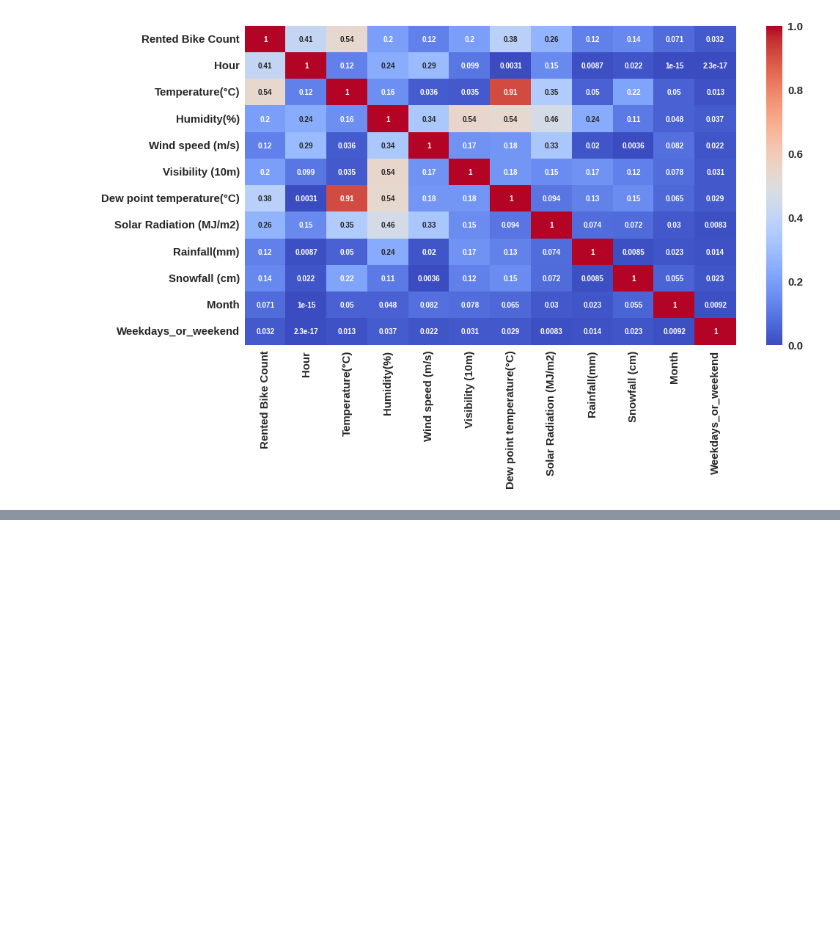
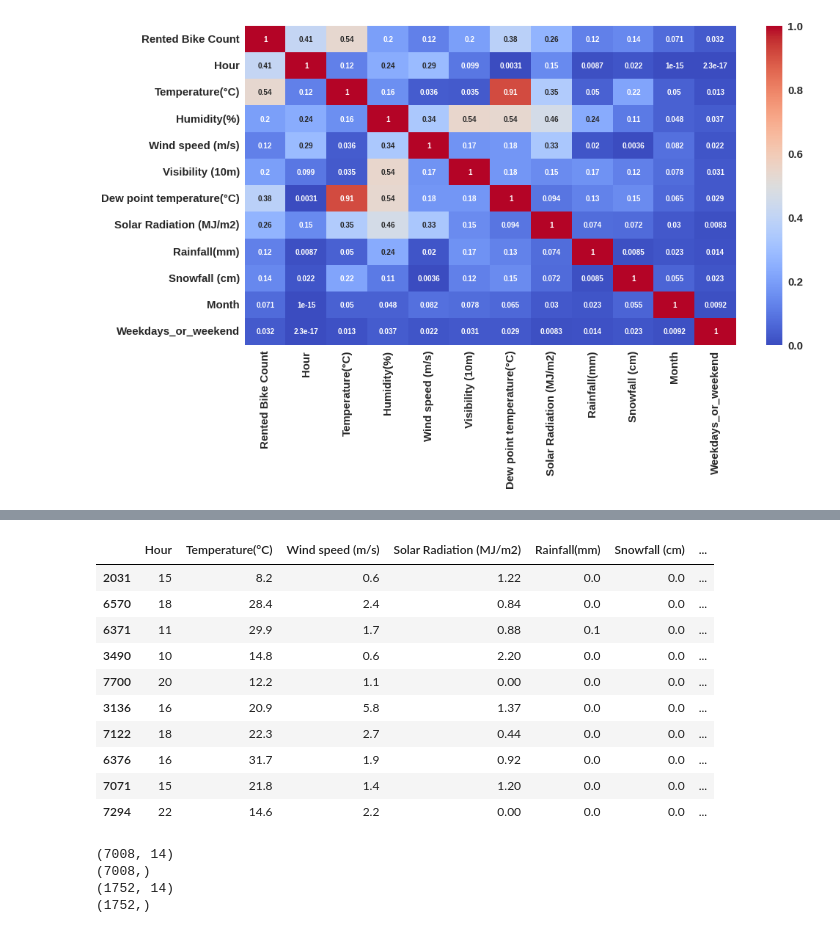
Before and after one commit to KK-Niraj/Seoul-Bike-Sharing-Demand-Prediction, a Jupyter notebook: Bike_Sharing_Demand_Prediction_Capstone_Project.ipynb, the cells around one changed output, grey strips where cells are left out. Drawn from its saved outputs; the diff is of its cells as text; code cells hidden in the pictures; blank space fills up the shorter version.

```diff
--- a/Bike_Sharing_Demand_Prediction_Capstone_Project.ipynb
+++ b/Bike_Sharing_Demand_Prediction_Capstone_Project.ipynb
@@ -463,0 +556,3 @@ df = dataset.copy()
+# %%
+# Labeling for holiday=1 and no holiday=0
+df['Holiday'] = df['Holiday'].map({'No Holiday':0, 'Holiday':1})
@@ -463,0 +566,3 @@ df = dataset.copy()
+# %%
+# # Labeling for Yes=1 and no No=0
+df['Functioning Day'] = df['Functioning Day'].map({'Yes':1, 'No':0})
@@ -463,0 +637,23 @@ df = dataset.copy()
+# %%
+# Create the dependent variable data
+y = np.sqrt(df['Rented Bike Count'])
+
+# Create the data of independent variables
+X = df.drop('Rented Bike Count',axis=1)
+# %%
+# Splitting the dataset into the Training set and Test set
+X_train, X_test, y_train, y_test = train_test_split(X, y, test_size = 0.2, random_state = 0)
+# %%
+X_train[0:10]
+# %% [output]
+|  | Hour | Temperature(°C) | Wind speed (m/s) | Solar Radiation (MJ/m2) | Rainfall(mm) | Snowfall (cm) | ... |
+| 2031 | 15 | 8.2 | 0.6 | 1.22 | 0.0 | 0.0 | ... |
+| 6570 | 18 | 28.4 | 2.4 | 0.84 | 0.0 | 0.0 | ... |
+| 6371 | 11 | 29.9 | 1.7 | 0.88 | 0.1 | 0.0 | ... |
+| 3490 | 10 | 14.8 | 0.6 | 2.20 | 0.0 | 0.0 | ... |
+| 7700 | 20 | 12.2 | 1.1 | 0.00 | 0.0 | 0.0 | ... |
+| 3136 | 16 | 20.9 | 5.8 | 1.37 | 0.0 | 0.0 | ... |
+| 7122 | 18 | 22.3 | 2.7 | 0.44 | 0.0 | 0.0 | ... |
+| 6376 | 16 | 31.7 | 1.9 | 0.92 | 0.0 | 0.0 | ... |
+| 7071 | 15 | 21.8 | 1.4 | 1.20 | 0.0 | 0.0 | ... |
+| 7294 | 22 | 14.6 | 2.2 | 0.00 | 0.0 | 0.0 | ... |
@@ -463,0 +665,11 @@ df = dataset.copy()
+# %%
+# Checking shape
+print(X_train.shape)
+print(y_train.shape)
+print(X_test.shape)
+print(y_test.shape)
+# %% [output]
+(7008, 14)
+(7008,)
+(1752, 14)
+(1752,)
```
Also changed, not shown: parts of 32 cells of this notebook.
